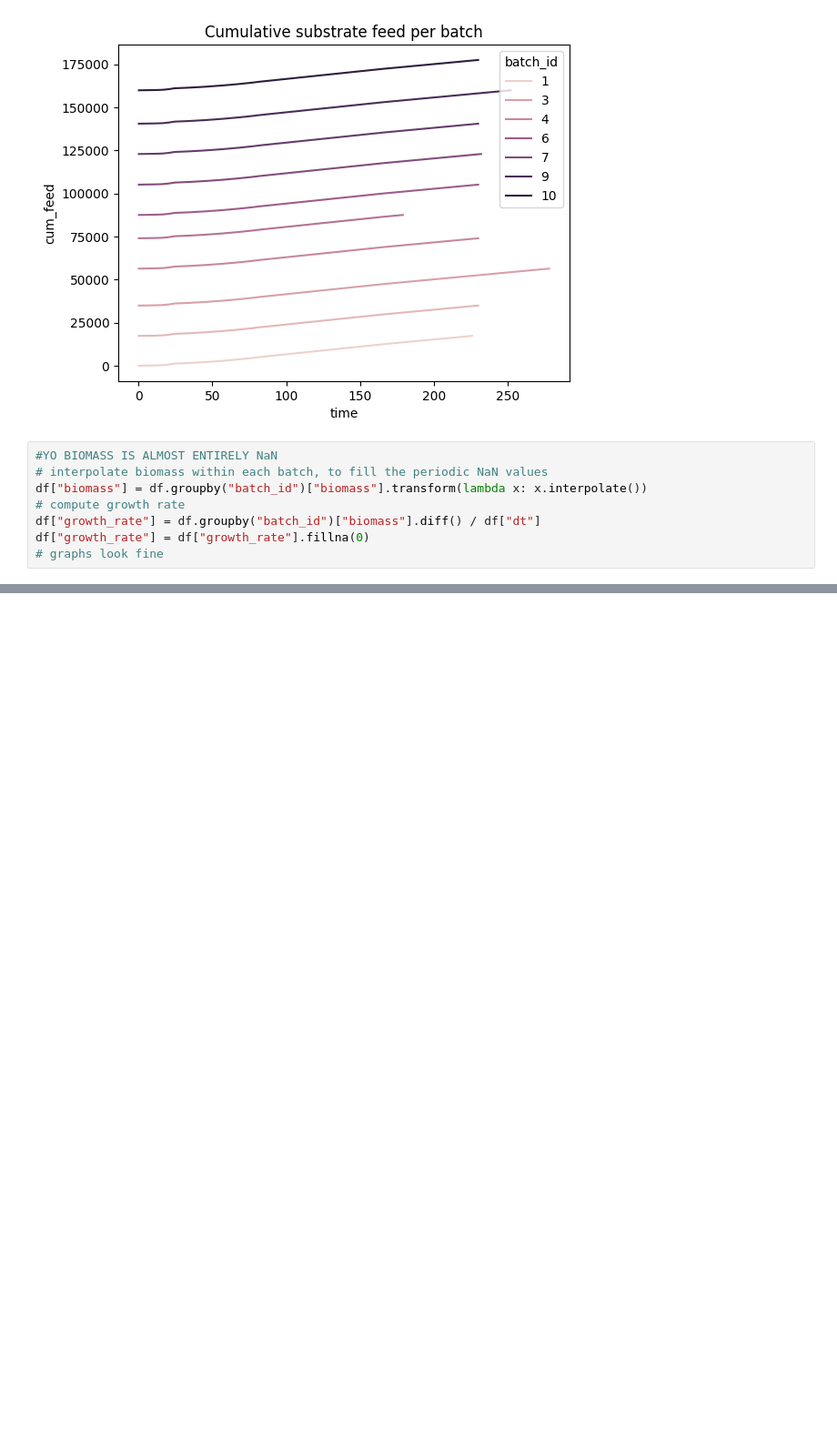
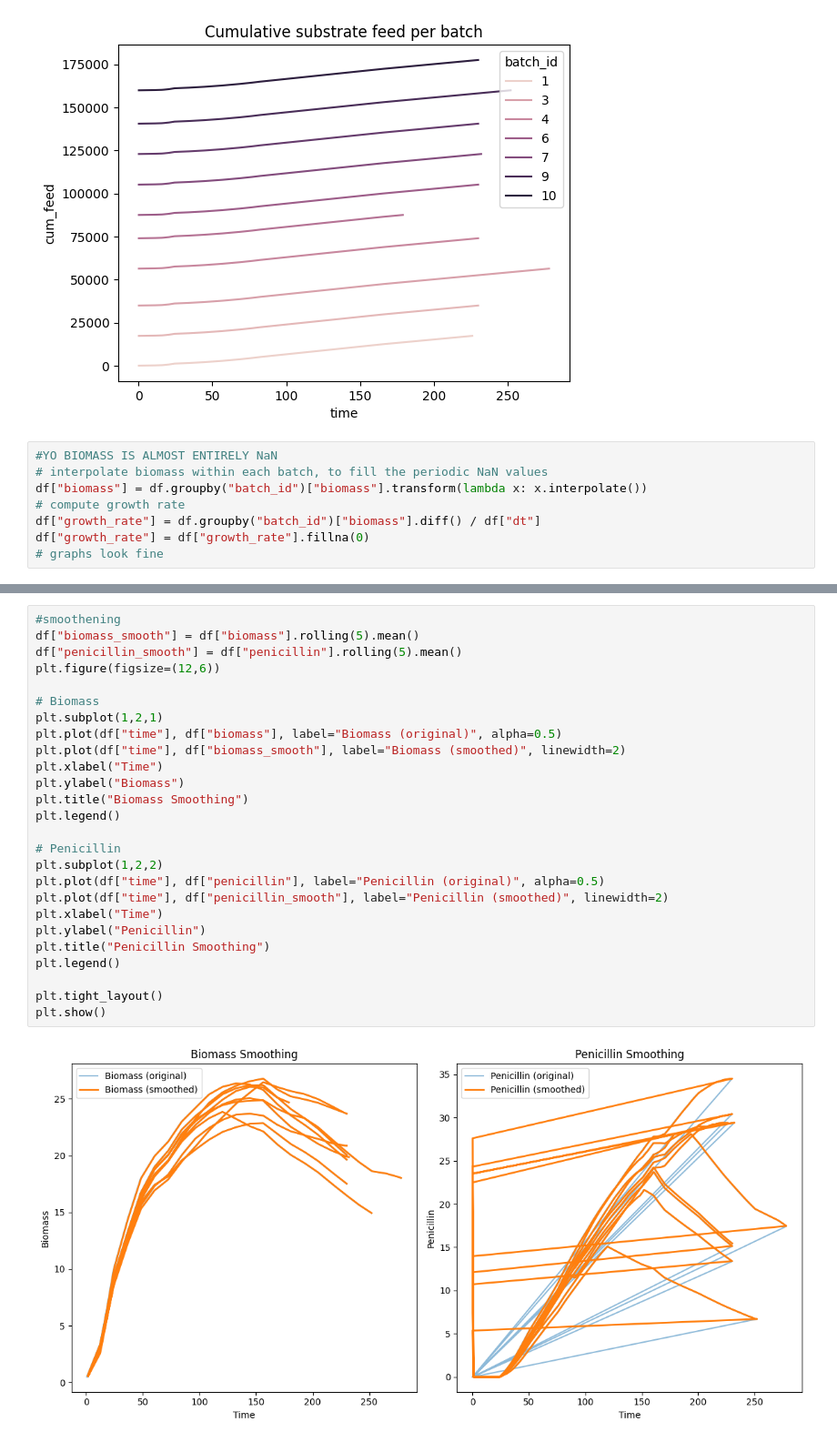
Before and after one commit to asingh1711/penicillin-bioreactor-optimization, a Jupyter notebook: Notebooks/02_features_engineering.ipynb, the cells around one changed output, grey strips where cells are left out. Shown at 91% size. Cells and saved outputs as stored; diff of their text form; blank space fills up the shorter version.

```diff
--- a/Notebooks/02_features_engineering.ipynb
+++ b/Notebooks/02_features_engineering.ipynb
@@ -86,0 +98,28 @@ sns.lineplot(data=df, x="time", y="penicillin_rate", hue="batch_id")
+# %%
+#smoothening
+df["biomass_smooth"] = df["biomass"].rolling(5).mean()
+df["penicillin_smooth"] = df["penicillin"].rolling(5).mean()
+plt.figure(figsize=(12,6))
+
+# Biomass
+plt.subplot(1,2,1)
+plt.plot(df["time"], df["biomass"], label="Biomass (original)", alpha=0.5)
+plt.plot(df["time"], df["biomass_smooth"], label="Biomass (smoothed)", linewidth=2)
+plt.xlabel("Time")
+plt.ylabel("Biomass")
+plt.title("Biomass Smoothing")
+plt.legend()
+
+# Penicillin
+plt.subplot(1,2,2)
+plt.plot(df["time"], df["penicillin"], label="Penicillin (original)", alpha=0.5)
+plt.plot(df["time"], df["penicillin_smooth"], label="Penicillin (smoothed)", linewidth=2)
+plt.xlabel("Time")
+plt.ylabel("Penicillin")
+plt.title("Penicillin Smoothing")
+plt.legend()
+
+plt.tight_layout()
+plt.show()
+# %% [output]
+[figure, added]
```
Also changed, not shown: parts of 3 cells of this notebook.
